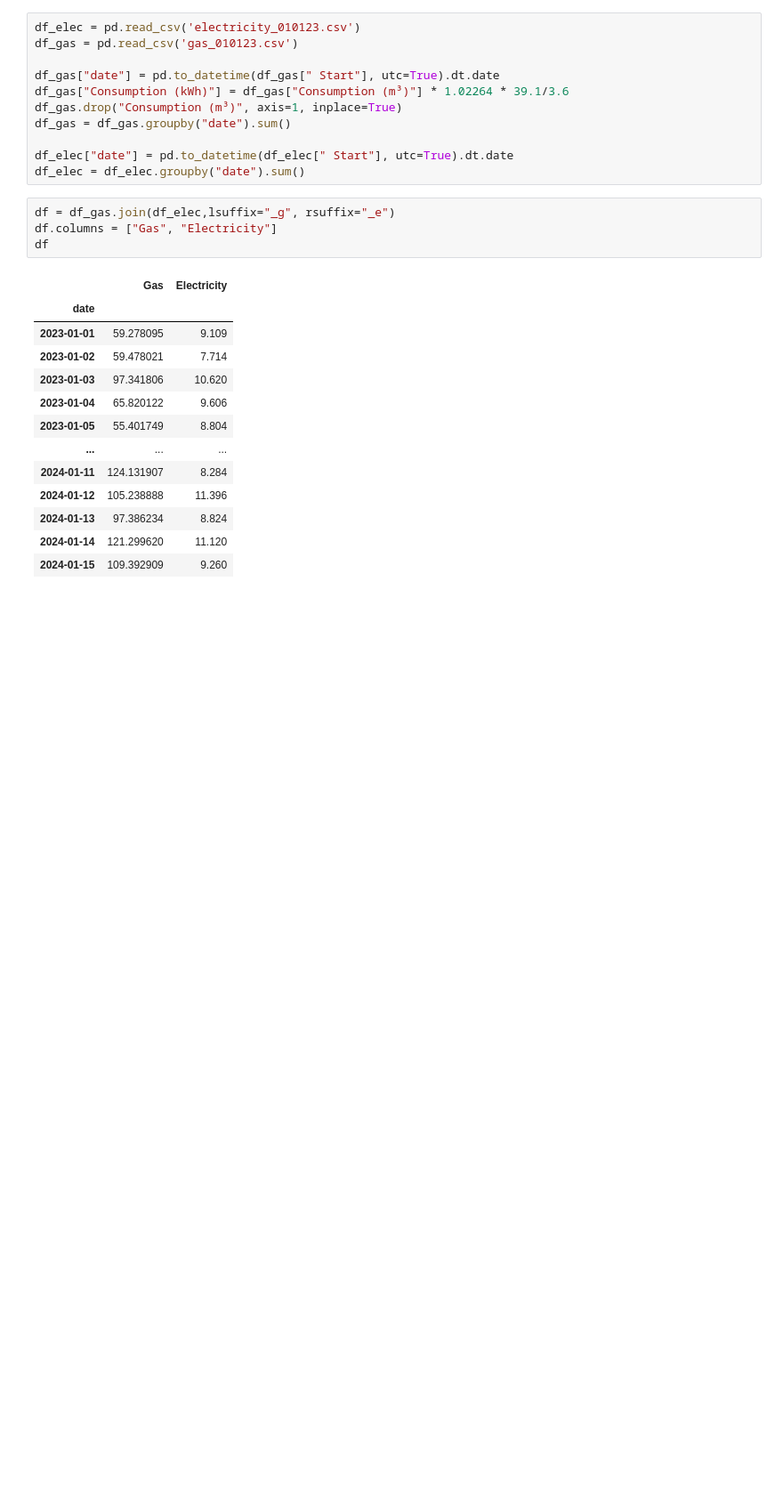
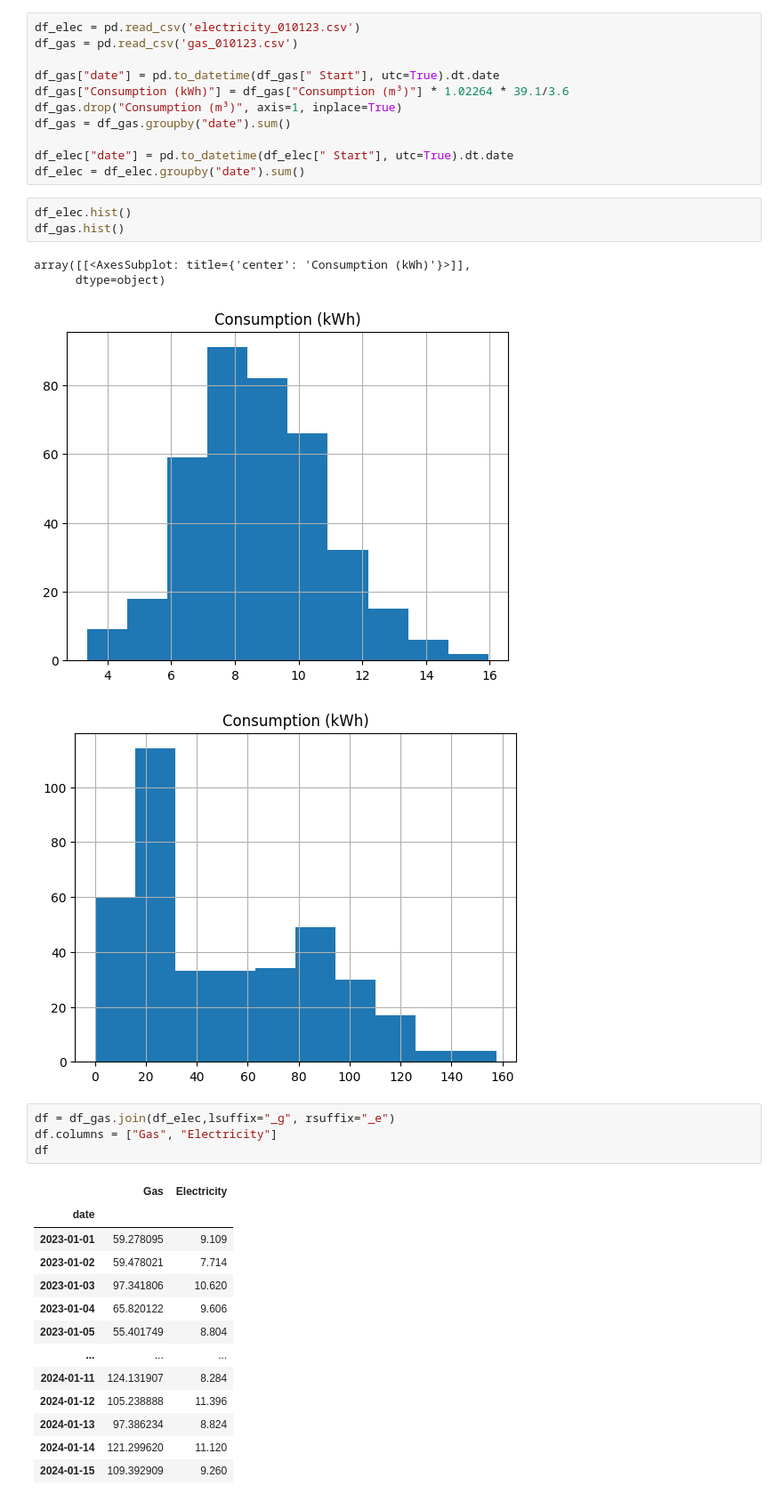
Before and after one commit to abhirup-roy/efficientuseofenergy, a Jupyter notebook: gas_elec_forecast.ipynb, the cells around one changed output. Shown at 89% size. Cells and saved outputs as stored; diff of their text form; blank space fills up the shorter version.

```diff
--- a/gas_elec_forecast.ipynb
+++ b/gas_elec_forecast.ipynb
@@ -16,6 +17,14 @@ df_gas = df_gas.groupby("date").sum()
 
 df_elec["date"] = pd.to_datetime(df_elec[" Start"], utc=True).dt.date
 df_elec = df_elec.groupby("date").sum()
+# %%
+df_elec.hist()
+df_gas.hist()
+# %% [output]
+array([[<AxesSubplot: title={'center': 'Consumption (kWh)'}>]],
+      dtype=object)
+[figure, added]
+[figure, added]
 # %%
 df = df_gas.join(df_elec,lsuffix="_g", rsuffix="_e")
 df.columns = ["Gas", "Electricity"]
```
Also changed, not shown: parts of 17 cells of this notebook, 1 other file.
